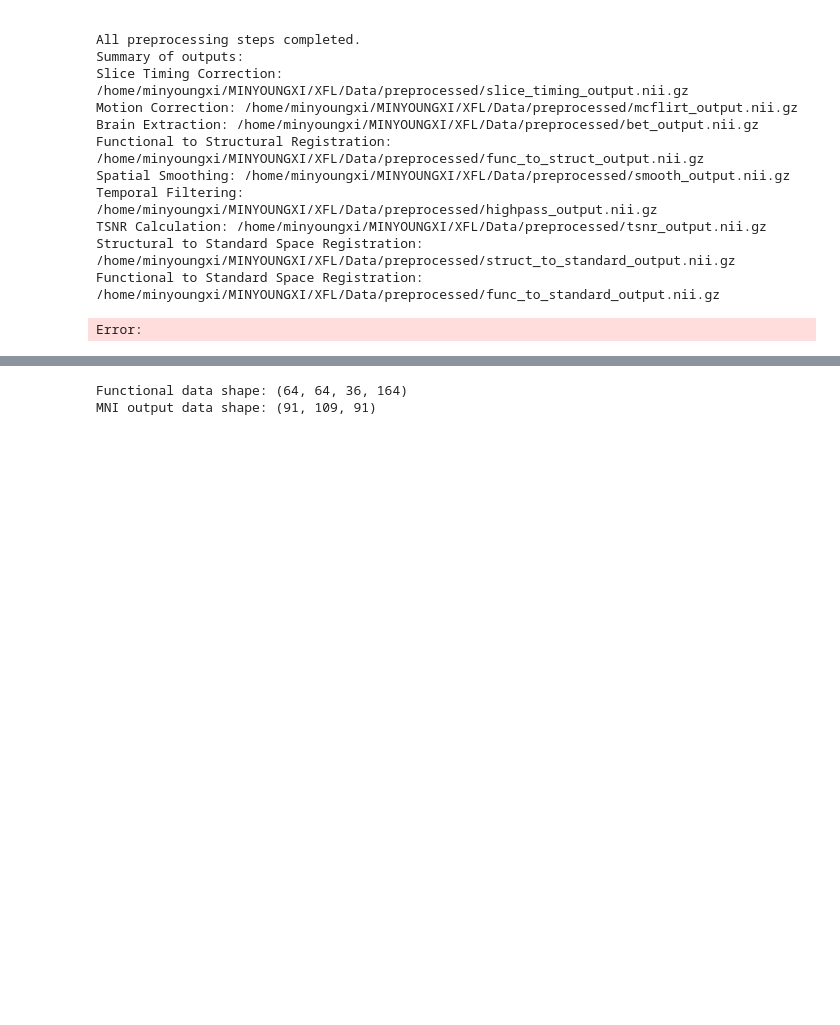
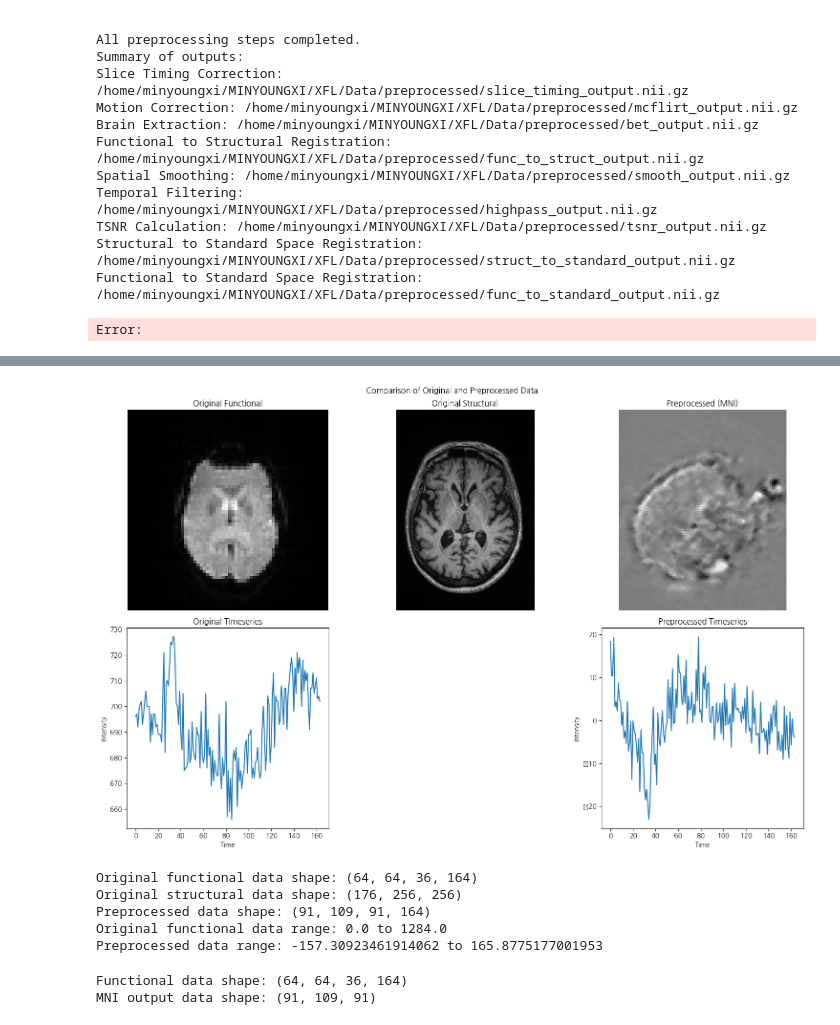
Before and after one commit to minyoungci/fMRI-, a Jupyter notebook: FSL/fslPython.ipynb, the cells around one changed output, grey strips where cells are left out. Cells and saved outputs as stored; diff of their text form; code cells hidden in the pictures; blank space fills up the shorter version.

```diff
--- a/FSL/fslPython.ipynb
+++ b/FSL/fslPython.ipynb
@@ -436,3 +410,71 @@ MNI output data shape: (91, 109, 91)
+# %%
+import matplotlib.pyplot as plt
+
+def plot_slice(ax, data, title):
+    if data.ndim == 4:
+        # 4D 데이터의 경우 중간 시간점의 슬라이스를 사용
+        mid_time = data.shape[3] // 2
+        slice_data = data[:, :, data.shape[2]//2, mid_time]
+    else:
+        slice_data = data[:, :, data.shape[2]//2]
+    ax.imshow(slice_data.T, cmap='gray', origin='lower')
+    ax.set_title(title)
+    ax.axis('off')
+
+def plot_timeseries(ax, data, title):
+    if data.ndim == 4:
+        # 중앙 복셀의 시계열 데이터
+        center = tuple(s // 2 for s in data.shape[:3])
+        timeseries = data[center[0], center[1], center[2], :]
+        ax.plot(timeseries)
+        ax.set_title(title)
+        ax.set_xlabel('Time')
+        ax.set_ylabel('Intensity')
+
+# 원본 데이터 로드
+orig_func_img = nib.load(func_file)
+orig_func_data = orig_func_img.get_fdata()
+
+orig_struct_img = nib.load(struct_file)
+orig_struct_data = orig_struct_img.get_fdata()
+
+# 전처리된 데이터 로드
+preprocessed_img = nib.load(final_output)
+preprocessed_data = preprocessed_img.get_fdata()
+
+# 시각화
+fig, axes = plt.subplots(2, 3, figsize=(15, 10))
+fig.suptitle('Comparison of Original and Preprocessed Data')
+
+plot_slice(axes[0, 0], orig_func_data, 'Original Functional')
+plot_slice(axes[0, 1], orig_struct_data, 'Original Structural')
+plot_slice(axes[0, 2], preprocessed_data, 'Preprocessed (MNI)')
+
+# 시계열 데이터 비교
+plot_timeseries(axes[1, 0], orig_func_data, 'Original Timeseries')
+plot_timeseries(axes[1, 2], preprocessed_data, 'Preprocessed Timeseries')
+
+# 구조적 이미지는 시계열이 없으므로 해당 축은 비워둡니다
+axes[1, 1].axis('off')
+
+plt.tight_layout()
+plt.show()
+
+# 데이터 형태 출력
+print(f"Original functional data shape: {orig_func_data.shape}")
+print(f"Original structural data shape: {orig_struct_data.shape}")
+print(f"Preprocessed data shape: {preprocessed_data.shape}")
+
+# 데이터 값 범위 출력
+print(f"Original functional data range: {orig_func_data.min()} to {orig_func_data.max()}")
+print(f"Preprocessed data range: {preprocessed_data.min()} to {preprocessed_data.max()}")
+# %% [output]
+[figure, added]
+Original functional data shape: (64, 64, 36, 164)
+Original structural data shape: (176, 256, 256)
+Preprocessed data shape: (91, 109, 91, 164)
+Original functional data range: 0.0 to 1284.0
+Preprocessed data range: -157.30923461914062 to 165.8775177001953
 # %%
 print(f"Functional data shape: {func_data.shape}")
 print(f"MNI output data shape: {mni_data.shape}")
```
Also changed, not shown: parts of 2 cells of this notebook, 1 other file.
